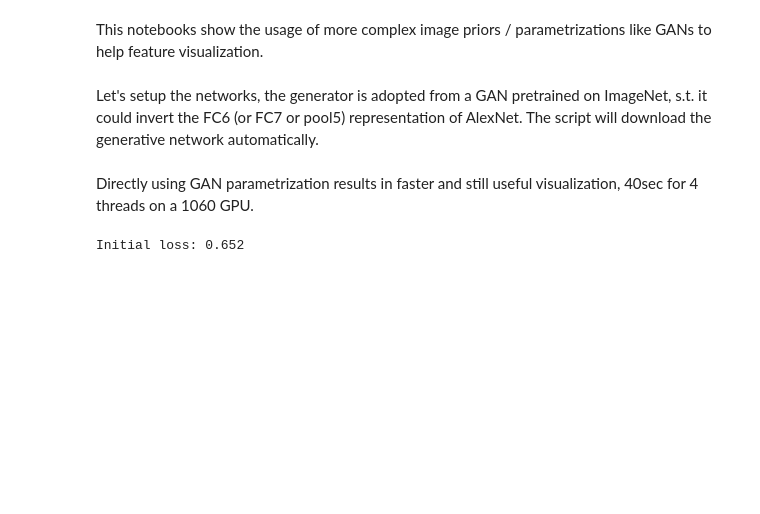
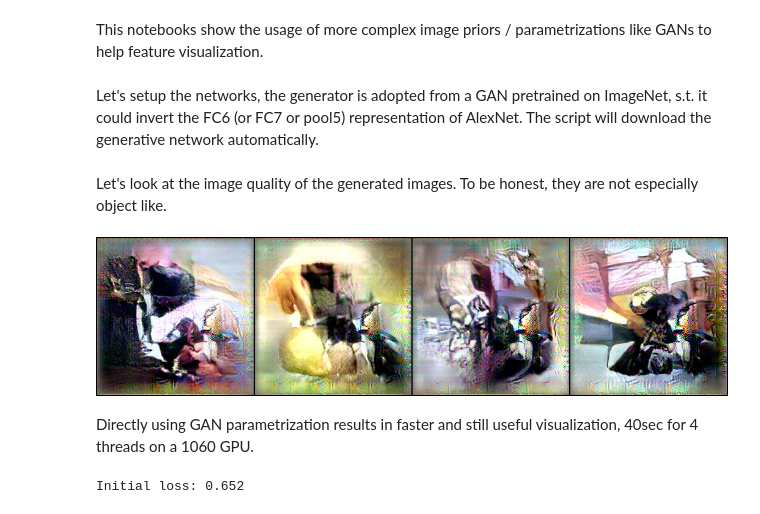
Before and after one commit to greentfrapp/lucent-notebooks, a Jupyter notebook: notebooks/GAN_parametrization.ipynb, the cells around one changed output. Saved outputs shown, nothing was run; the diff lists cells and outputs as text; code cells hidden in the pictures; blank space fills up the shorter version.

```diff
--- a/notebooks/GAN_parametrization.ipynb
+++ b/notebooks/GAN_parametrization.ipynb
@@ -41,6 +42,7 @@ def make_grid_np(img_arr, nrow=8, padding=2, pad_value=0):
     return grid
 
 def show_in_grid(img_arr, nrow=8, padding=2, pad_value=0):
+    """Display a grid of images in img_arr, """
     imgmtg = make_grid_np(img_arr, nrow=nrow, padding=padding, pad_value=pad_value)
     display(PIL.Image.fromarray((imgmtg*255).astype("uint8")))
     return imgmtg
@@ -58,6 +60,13 @@ def GANparam(batch=1, sd=1):
     code = (torch.randn((batch, G.codelen)) * sd).to("cuda").requires_grad_(True)
     imagef = lambda:  G.visualize(code)
     return [code], imagef
+# %% [markdown]
+Let's look at the image quality of the generated images. To be honest, they are not especially object like.
+# %%
+sd = 2 # sd control the standard deviation of the latent code, thus control the norm of it and the contrast of the image.
+show_in_grid(G.visualize(sd*torch.randn((4, G.codelen)).cuda()).cpu().permute([0,2,3,1]).numpy());
+# %% [output]
+[figure, added]
 # %% [markdown]
 Directly using GAN parametrization results in faster and still useful visualization, 40sec for 4 threads on a 1060 GPU.
 # %%
```
Also changed, not shown: parts of 1 cell of this notebook, 2 other files.
